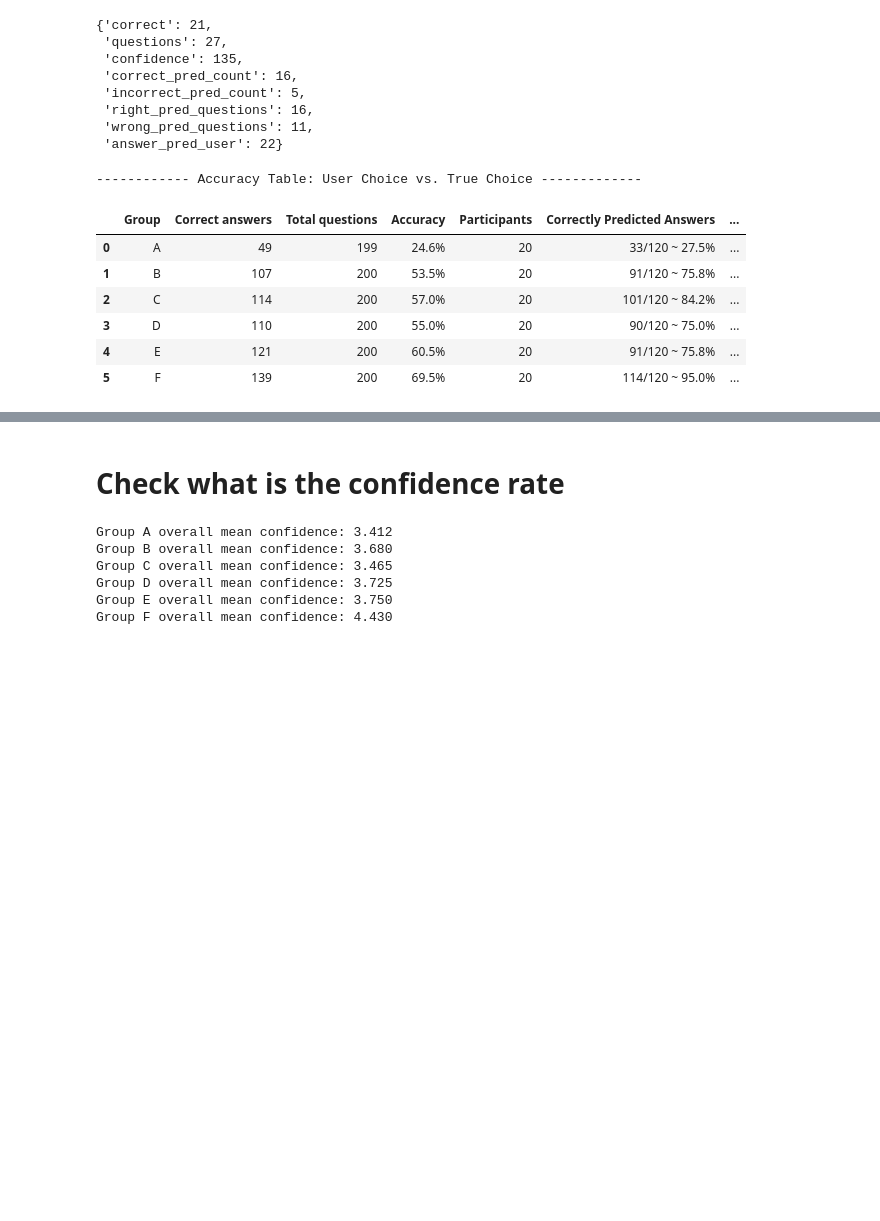
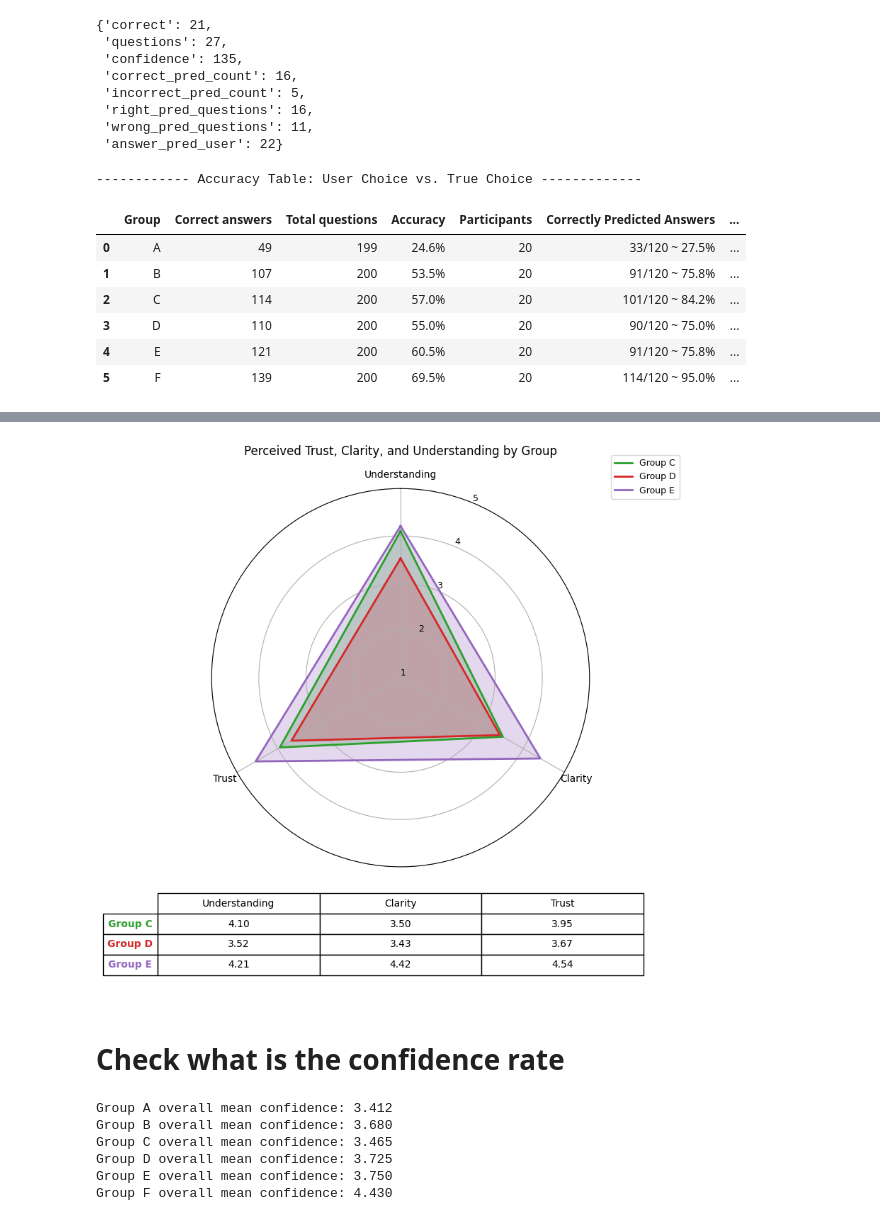
Before and after one commit to RuthiCohen/personalized_xai_aglorithm, a Jupyter notebook: experiment_2_RAVEN/results_analysis_experiment.ipynb, the cells around one changed output, grey strips where cells are left out. Saved outputs shown, nothing was run; the diff lists cells and outputs as text; code cells hidden in the pictures; blank space fills up the shorter version.

```diff
--- a/experiment_2_RAVEN/results_analysis_experiment.ipynb
+++ b/experiment_2_RAVEN/results_analysis_experiment.ipynb
@@ -425,3 +620,99 @@ df_result
+# %%
+import numpy as np
+import matplotlib.pyplot as plt
+
+# ---------------- Data ----------------
+labels = ['Understanding', 'Clarity', 'Trust']
+
+data = {
+    'C': [4.1, 3.5, 3.95],
+    'D': [3.5238095238095237, 3.4285714285714284, 3.6666666666666665],
+    'E': [4.208333333333333, 4.416666666666667, 4.541666666666667]
+}
+
+# Consistent colors (same scheme as previous plots)
+group_colors = {
+    'A': '#1f77b4',
+    'B': '#ff7f0e',
+    'C': '#2ca02c',  # green
+    'D': '#d62728',  # red
+    'E': '#9467bd',  # purple
+    'F': '#8c564b',
+}
+
+# ---------------- Radar setup ----------------
+num_vars = len(labels)
+angles = np.linspace(0, 2 * np.pi, num_vars, endpoint=False).tolist()
+angles += angles[:1]  # close the loop
+
+# ---- Layout: radar + table ----
+fig = plt.figure(figsize=(8, 8))
+gs = fig.add_gridspec(2, 1, height_ratios=[4, 1.2])
+
+ax = fig.add_subplot(gs[0], polar=True)
+
+# Axis labels
+ax.set_theta_offset(np.pi / 2)
+ax.set_theta_direction(-1)
+ax.set_thetagrids(np.degrees(angles[:-1]), labels, fontsize=10)
+
+# Radial scale (Likert 1–5)
+ax.set_ylim(1, 5)
+ax.set_yticks([1, 2, 3, 4, 5])
+ax.set_yticklabels(['1', '2', '3', '4', '5'], fontsize=9)
+
+# ---------------- Plot each group ----------------
+for group, values in data.items():
+    values_closed = values + values[:1]  # close polygon
+    ax.plot(
+        angles,
+        values_closed,
+        linewidth=2,
+        label=f'Group {group}',
+        color=group_colors[group]
+    )
+    ax.fill(
+        angles,
+        values_closed,
+        color=group_colors[group],
+        alpha=0.25
+    )
+
+# ---------------- Radar title & legend ----------------
+ax.set_title('Perceived Trust, Clarity, and Understanding by Group', fontsize=12, pad=15)
+ax.legend(loc='upper right', bbox_to_anchor=(1.25, 1.1), fontsize=9)
+
+# ---------------- Table (separate axis) ----------------
+ax_tbl = fig.add_subplot(gs[1])
+ax_tbl.axis('off')
+
+row_labels = [f'Group {g}' for g in data.keys()]
+col_labels = labels
+cell_text = [[f"{v:.2f}" for v in data[g]] for g in data.keys()]
+
+table = ax_tbl.table(
+    cellText=cell_text,
+    rowLabels=row_labels,
+    colLabels=col_labels,
+    cellLoc='center',
+    rowLoc='center',
+    loc='center'
+)
+
+table.auto_set_font_size(False)
+table.set_fontsize(10)
+table.scale(1, 1.4)
+
+# Color row labels to match group colors
+for i, g in enumerate(data.keys(), start=1):  # row 0 is header
+    table[(i, -1)].get_text().set_color(group_colors[g])
+    table[(i, -1)].get_text().set_weight('bold')
+
+plt.tight_layout()
+plt.savefig("study2_subjective_rating_radar_chart.png", dpi=300, bbox_inches="tight")
+plt.show()
+# %% [output]
+[figure, added]
 # %% [markdown]
 # Check what is the confidence rate
 # %%
```
Also changed, not shown: parts of 15 cells of this notebook, 3 other files.
